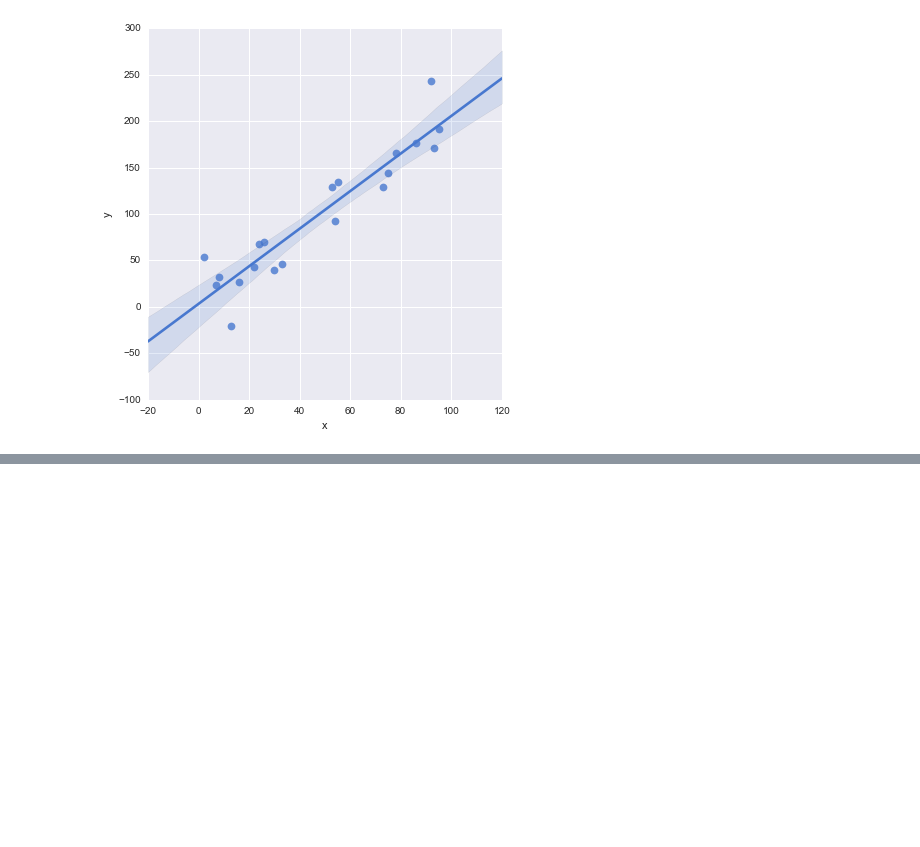
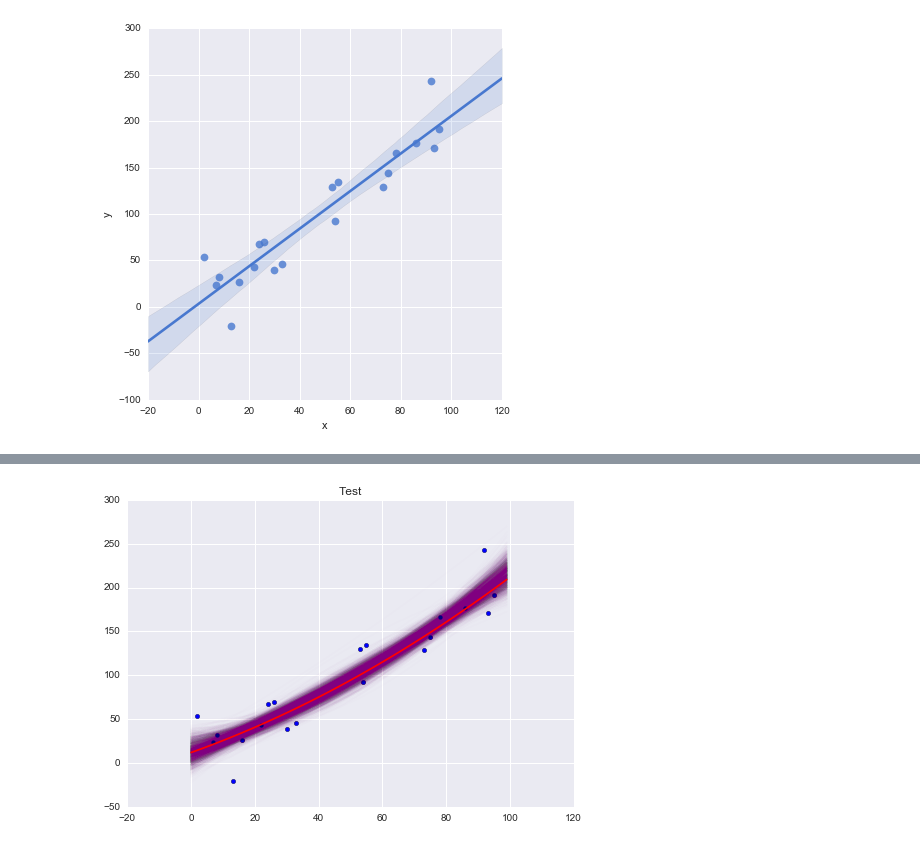
Before and after one commit to AdityaGudimella/Bayesian-Statistics, a Jupyter notebook: PyMC3 Tutorial.ipynb, the cells around one changed output, grey strips where cells are left out. Drawn from its saved outputs; the diff is of its cells as text; code cells hidden in the pictures; blank space fills up the shorter version.

```diff
--- a/PyMC3 Tutorial.ipynb
+++ b/PyMC3 Tutorial.ipynb
@@ -167,0 +290,19 @@ plot_posterior_cr(mdl_ols, trc_ols, df, xlims)
+# %%
+import matplotlib.pyplot as plt
+import numpy as np
+def graph(formula, x_range, color='black', alpha=1):
+    x = np.array(x_range)
+    y = eval(formula)
+    plt.plot(x, y, color=color, alpha=alpha)
+# %%
+plt.scatter(df['x'],df['y'])
+
+for i in range(0,2000):
+    point = trace.point(i)
+    graph('{0} + {1}*x + {2}*x*x'.format(point['alpha'], point['beta'], point['mewmew']), range(0,100), color='purple', alpha=.00908035)
+
+graph('11.9 + 1.3*x + .007*x*x', range(0,100), color='red', alpha=1)
+plt.title('Test')
+plt.show()
+# %% [output]
+[figure, added]
```
Also changed, not shown: parts of 14 cells of this notebook.
